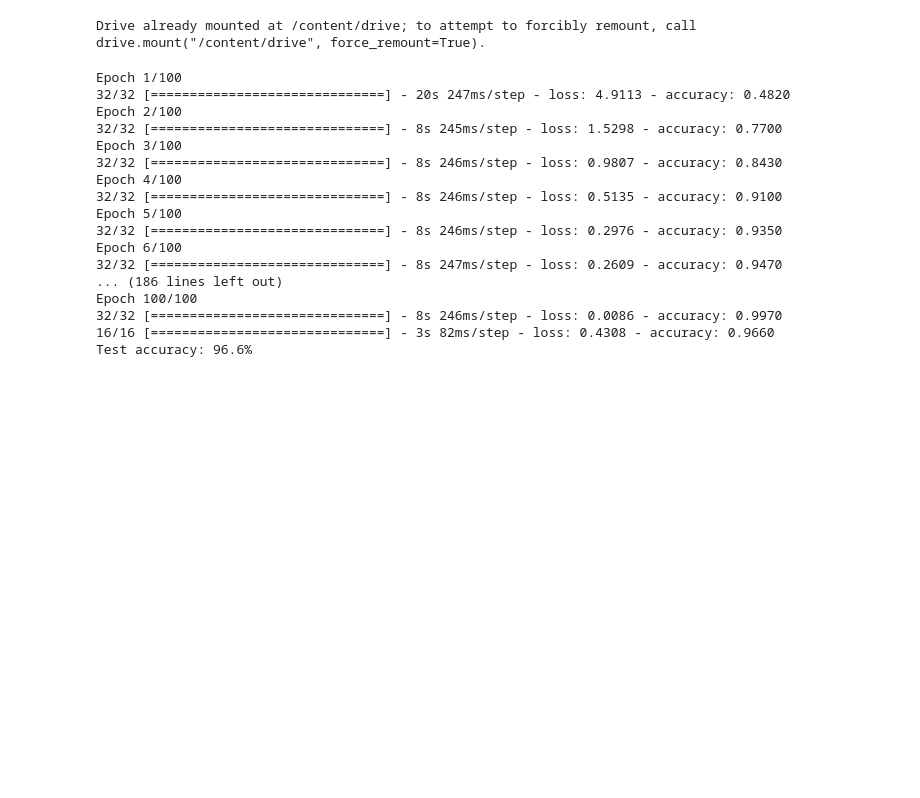
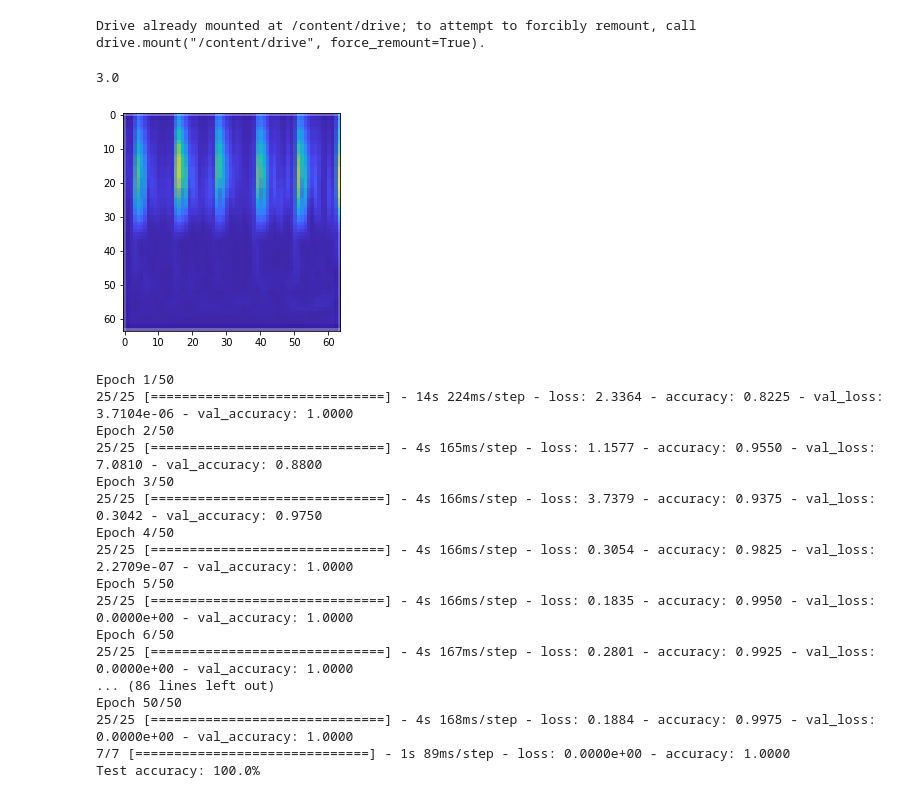
Before and after one commit to atik666/attentionModel, a Jupyter notebook: transformer.ipynb, the cells around one changed output. Drawn from its saved outputs; the diff is of its cells as text; code cells hidden in the pictures; blank space fills up the shorter version.

```diff
--- a/transformer.ipynb
+++ b/transformer.ipynb
@@ -19,9 +23,25 @@ import tensorflow_addons as tfa
 # %%
 data = np.load("/content/drive/MyDrive/Colab/encoder/cwtX.npy")
-label = np.load("/content/drive/MyDrive/Colab/encoder/cwty.npy")
+label = np.load("/content/drive/MyDrive/Colab/encoder/y.npy")
+data = np.delete(data, np.s_[400:800], axis=0)
+data = np.delete(data, np.s_[600:1000], axis=0)
+data = np.delete(data, np.s_[800:1200], axis=0)
+label = np.concatenate((np.zeros(200), np.zeros(200)+1, np.zeros(200)+2, np.zeros(200)+3), axis=0)
 from sklearn.model_selection import train_test_split
 x_train, x_rem, y_train, y_rem = train_test_split(data,label, train_size=0.5, stratify=label)
 x_val, x_test, y_val, y_test = train_test_split(x_rem,y_rem, test_size=0.5, stratify=y_rem)
+# %%
+label[799]
+# %% [output]
+3.0
+# %%
+image_x = random.randint(0, len(x_train))
+
+img1 = cv2.cvtColor(x_train[image_x], cv2.COLOR_BGR2RGB)
+plt.imshow(img1)
+plt.show()
+# %% [output]
+[figure, added]
 # %%
 num_classes = 10
 input_shape = (64, 64, 3)
@@ -148,28 +168,28 @@ def run_experiment(model):
     _, accuracy = model.evaluate(x_test, y_test)
     print(f"Test accuracy: {round(accuracy * 100, 2)}%")
 
-    return history
+    return history, model
 
 vit_classifier = create_vit_classifier()
-history = run_experiment(vit_classifier)
+history, model = run_experiment(vit_classifier)
 # %% [output]
-Epoch 1/100
-32/32 [==============================] - 20s 247ms/step - loss: 4.9113 - accuracy: 0.4820
-Epoch 2/100
-32/32 [==============================] - 8s 245ms/step - loss: 1.5298 - accuracy: 0.7700
-Epoch 3/100
-32/32 [==============================] - 8s 246ms/step - loss: 0.9807 - accuracy: 0.8430
-Epoch 4/100
-32/32 [==============================] - 8s 246ms/step - loss: 0.5135 - accuracy: 0.9100
-Epoch 5/100
-32/32 [==============================] - 8s 246ms/step - loss: 0.2976 - accuracy: 0.9350
-Epoch 6/100
-32/32 [==============================] - 8s 247ms/step - loss: 0.2609 - accuracy: 0.9470
-... (186 lines left out)
-Epoch 100/100
-32/32 [==============================] - 8s 246ms/step - loss: 0.0086 - accuracy: 0.9970
-16/16 [==============================] - 3s 82ms/step - loss: 0.4308 - accuracy: 0.9660
-Test accuracy: 96.6%
+Epoch 1/50
+25/25 [==============================] - 14s 224ms/step - loss: 2.3364 - accuracy: 0.8225 - val_loss: 3.7104e-06 - val_accuracy: 1.0000
+Epoch 2/50
+25/25 [==============================] - 4s 165ms/step - loss: 1.1577 - accuracy: 0.9550 - val_loss: 7.0810 - val_accuracy: 0.8800
+Epoch 3/50
+25/25 [==============================] - 4s 166ms/step - loss: 3.7379 - accuracy: 0.9375 - val_loss: 0.3042 - val_accuracy: 0.9750
+Epoch 4/50
+25/25 [==============================] - 4s 166ms/step - loss: 0.3054 - accuracy: 0.9825 - val_loss: 2.2709e-07 - val_accuracy: 1.0000
+Epoch 5/50
+25/25 [==============================] - 4s 166ms/step - loss: 0.1835 - accuracy: 0.9950 - val_loss: 0.0000e+00 - val_accuracy: 1.0000
+Epoch 6/50
+25/25 [==============================] - 4s 167ms/step - loss: 0.2801 - accuracy: 0.9925 - val_loss: 0.0000e+00 - val_accuracy: 1.0000
+... (86 lines left out)
+Epoch 50/50
+25/25 [==============================] - 4s 168ms/step - loss: 0.1884 - accuracy: 0.9975 - val_loss: 0.0000e+00 - val_accuracy: 1.0000
+7/7 [==============================] - 1s 89ms/step - loss: 0.0000e+00 - accuracy: 1.0000
+Test accuracy: 100.0%
 # %%
 def plot_loss(loss,val_loss):
   plt.figure()
```
Also changed, not shown: parts of 4 cells of this notebook.
